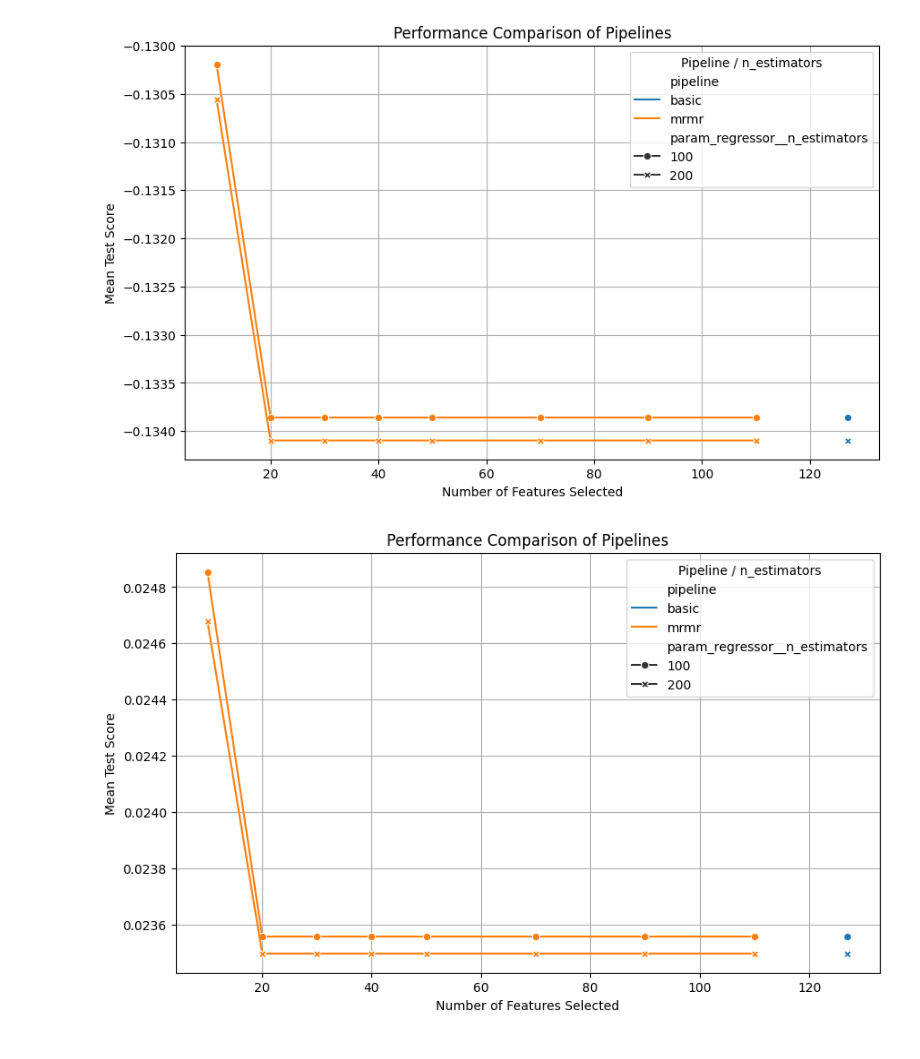
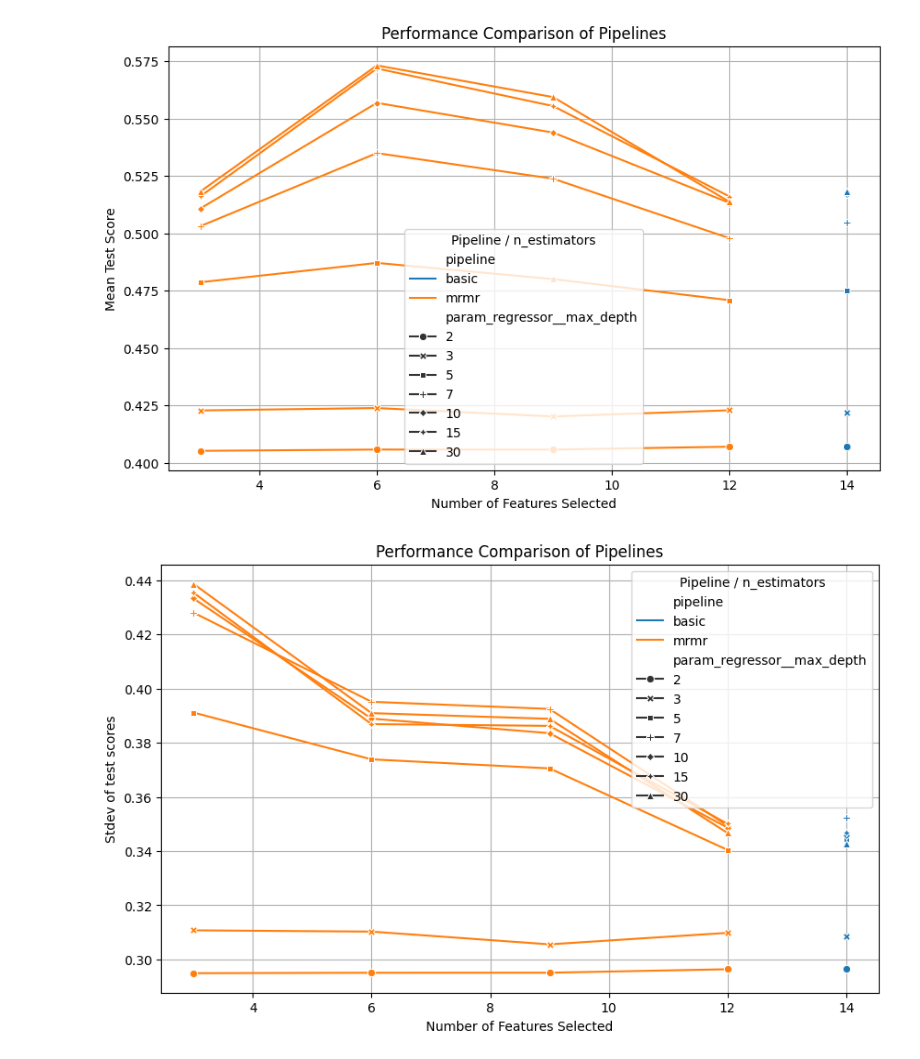
Before and after one commit to benhorvath/sklearn-mrmr, a Jupyter notebook: demo.ipynb, the cells around one changed output. Cells and saved outputs as stored; diff of their text form; code cells hidden in the pictures.

```diff
--- a/demo.ipynb
+++ b/demo.ipynb
@@ -36,5 +34,5 @@ irt.head()
 # %%
-y = irt['aveOralF']
-X = irt.drop('aveOralF', axis=1)
+y = irt['hospvis']
+X = irt.drop('hospvis', axis=1)
 
 X_train, X_test, y_train, y_test = train_test_split(X, y, test_size=0.2, random_state=1804)
@@ -44,23 +39,11 @@ categorical_features = X.select_dtypes(include=[object, 'category']).columns.tol
 # %%
-# Preprocessing for categorical features
-categorical_transformer = Pipeline(steps=[
-    ('encoder', OneHotEncoder(handle_unknown='ignore', sparse_output=False))
-])
-
-# Combine preprocessing steps
-preprocessor = ColumnTransformer(
-    transformers=[
-        ('cat', categorical_transformer, categorical_features)
-    ]
-)
-
 basic_pipeline = Pipeline(steps=[
-    ('preprocessor', preprocessor),
     ('regressor', RandomForestRegressor(random_state=42))
 ])
 
 param_grid_basic = {
-    'regressor__n_estimators': [100, 200]
+    'regressor__n_estimators': [200],
+    'regressor__max_depth': [2, 3, 5, 7, 10, 15, 30],
 }
 
 grid_search_basic = GridSearchCV(estimator=basic_pipeline, param_grid=param_grid_basic, cv=5, scoring='neg_mean_squared_error')
@@ -82,14 +58,14 @@ GridSearchCV(cv=5,
              scoring='neg_mean_squared_error')
 # %%
 mrmr_pipeline = Pipeline(steps=[
-    ('preprocessor', preprocessor),
-    ('selector', MRMRFeatureSelector(method='ftest')),
+    ('selector', MRMRFeatureSelector(method='ftest', n_features_to_select=3)),
     ('regressor', RandomForestRegressor(random_state=42))
 ])
 
 param_grid_mrmr = {
-    'selector__n_features_to_select': [10, 20, 30, 40, 50, 70, 90, 110],
-    'regressor__n_estimators': [100, 200]
+    'selector__n_features_to_select': [3, 6, 9, 12],
+    'regressor__n_estimators': [200],
+    'regressor__max_depth': [2, 3, 5, 7, 10, 15, 30]
 }
 
 grid_search_mrmr = GridSearchCV(estimator=mrmr_pipeline, param_grid=param_grid_mrmr, cv=5, scoring='neg_mean_squared_error')
@@ -117,7 +85,7 @@ GridSearchCV(cv=5,
 # Assemble CV
 cv_basic = pd.DataFrame(grid_search_basic.cv_results_)
 cv_basic['pipeline'] = 'basic'
-cv_basic['param_selector__n_features_to_select'] = 127
+cv_basic['param_selector__n_features_to_select'] = 14
 
 cv_mrmr = pd.DataFrame(grid_search_mrmr.cv_results_)
 cv_mrmr['pipeline'] = 'mrmr'
@@ -126,5 +94,7 @@ cv_mrmr.head(10)
 
 cv = pd.concat([cv_basic, cv_mrmr])
 
+cv['mean_test_score'] = -1 * cv['mean_test_score']
+
 cv.head()
 # %% [output]
@@ -160,33 +107,33 @@ cv_basic
 # %%
-dff = cv[['pipeline', 'param_selector__n_features_to_select', 'param_regressor__n_estimators', 'mean_test_score']]
+dff = cv[['pipeline', 'param_selector__n_features_to_select', 'param_regressor__max_depth', 'mean_test_score']]
 
 import seaborn as sns
 
 plt.figure(figsize=(10, 6))
-sns.lineplot(data=dff, x='param_selector__n_features_to_select', y='mean_test_score', hue='pipeline', style='param_regressor__n_estimators', markers=True, dashes=False)
+sns.lineplot(data=dff, x='param_selector__n_features_to_select', y='mean_test_score', hue='pipeline', style='param_regressor__max_depth', markers=True, dashes=False)
 
 # Set plot labels and title
 plt.xlabel('Number of Features Selected')
 plt.ylabel('Mean Test Score')
 plt.title('Performance Comparison of Pipelines')
 plt.legend(title='Pipeline / n_estimators')
 plt.grid(True)
 
 # Show the plot
 plt.show()
 # %% [output]
-[figure, old version]
+[figure, new version]
 # %%
-dff = cv[['pipeline', 'param_selector__n_features_to_select', 'param_regressor__n_estimators', 'std_test_score']]
+dff = cv[['pipeline', 'param_selector__n_features_to_select', 'param_regressor__max_depth', 'std_test_score']]
 
 import seaborn as sns
 
 plt.figure(figsize=(10, 6))
-sns.lineplot(data=dff, x='param_selector__n_features_to_select', y='std_test_score', hue='pipeline', style='param_regressor__n_estimators', markers=True, dashes=False)
+sns.lineplot(data=dff, x='param_selector__n_features_to_select', y='std_test_score', hue='pipeline', style='param_regressor__max_depth', markers=True, dashes=False)
 
 # Set plot labels and title
 plt.xlabel('Number of Features Selected')
-plt.ylabel('Mean Test Score')
+plt.ylabel('Stdev of test scores')
 plt.title('Performance Comparison of Pipelines')
 plt.legend(title='Pipeline / n_estimators')
 plt.grid(True)
@@ -194,4 +141,4 @@ plt.grid(True)
 # Show the plot
 plt.show()
 # %% [output]
-[figure, old version]
+[figure, new version]
```
Also changed, not shown: parts of 10 cells of this notebook, 4 other files.
